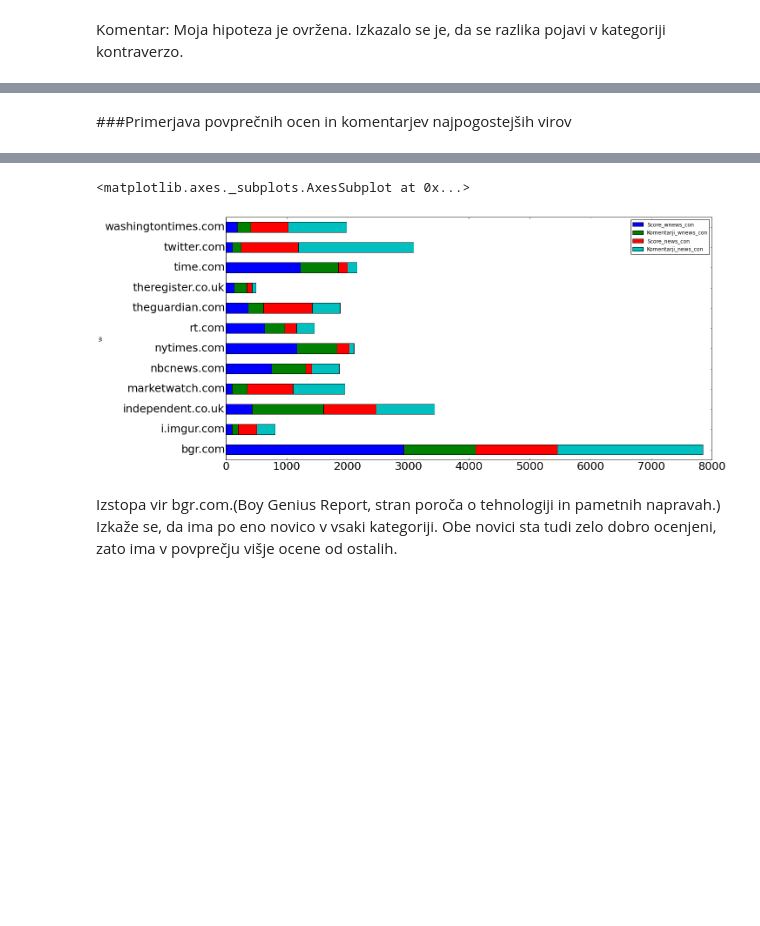
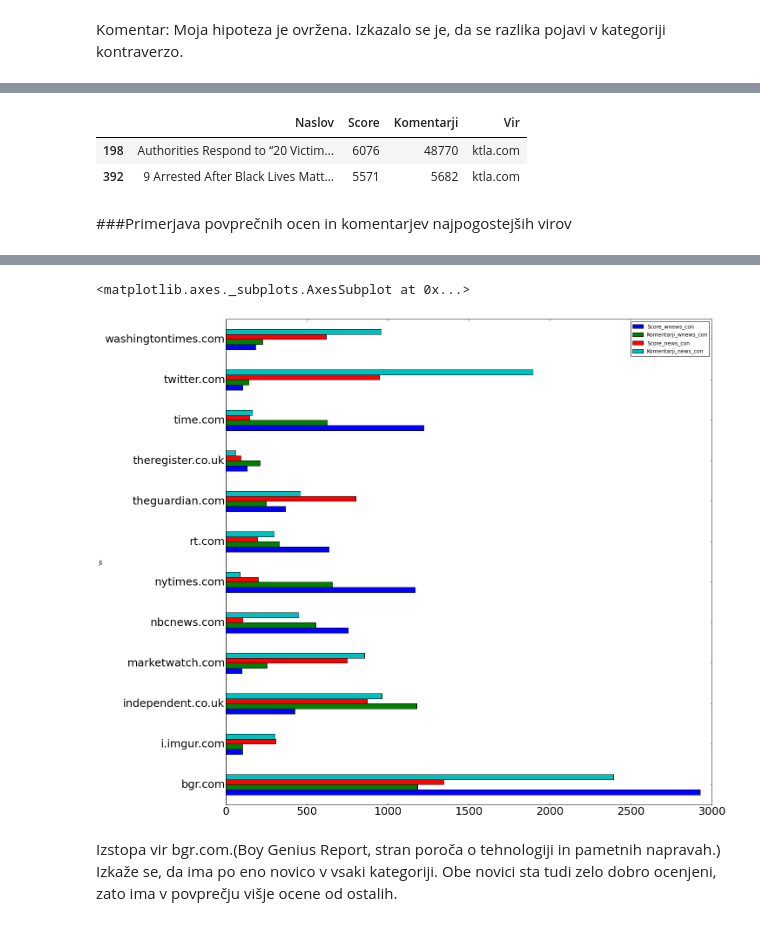
Before and after one commit to julijatominc/novice-Reddit, a Jupyter notebook: Analiza_novic.ipynb, the cells around one changed output, grey strips where cells are left out. Saved outputs shown, nothing was run; the diff lists cells and outputs as text; code cells hidden in the pictures; blank space fills up the shorter version.

```diff
--- a/Analiza_novic.ipynb
+++ b/Analiza_novic.ipynb
@@ -204,3 +216,9 @@ b=wnews_con.mean()
+# %%
+vse_novice[vse_novice['Vir'] =='ktla.com'].sort_values('Score', ascending=False).head(n=5)
+# %% [output]
+|  | Naslov | Score | Komentarji | Vir |
+| 198 | Authorities Respond to “20 Victim... | 6076 | 48770 | ktla.com |
+| 392 | 9 Arrested After Black Lives Matt... | 5571 | 5682 | ktla.com |
 # %% [markdown]
 ###Primerjava povprečnih ocen in komentarjev najpogostejših virov
 # %%
@@ -231,10 +249,10 @@ kontraverznoV_10
 | 52 | twitter.com | 104.000000 | 142.000000 | 944.500000 | 1895.000000 |
 | 56 | washingtontimes.com | 181.250000 | 225.375000 | 617.500000 | 959.500000 |
 # %%
-kontraverznoV_10.plot(x='Vir',kind='barh',stacked=True,figsize=(20,10),fontsize=25)
+kontraverznoV_10.plot(x='Vir',kind='barh',stacked=False,figsize=(20,20),fontsize=25)
 # %% [output]
 <matplotlib.axes._subplots.AxesSubplot at 0x...>
-[figure, old version]
+[figure, new version]
 # %% [markdown]
 Izstopa vir bgr.com.(Boy Genius Report, stran poroča o tehnologiji in pametnih napravah.) Izkaže se, da ima po eno novico v vsaki kategoriji. Obe novici sta tudi zelo dobro ocenjeni, zato ima v povprečju višje ocene od ostalih.
 # %%
```
Also changed, not shown: parts of 54 cells of this notebook.
